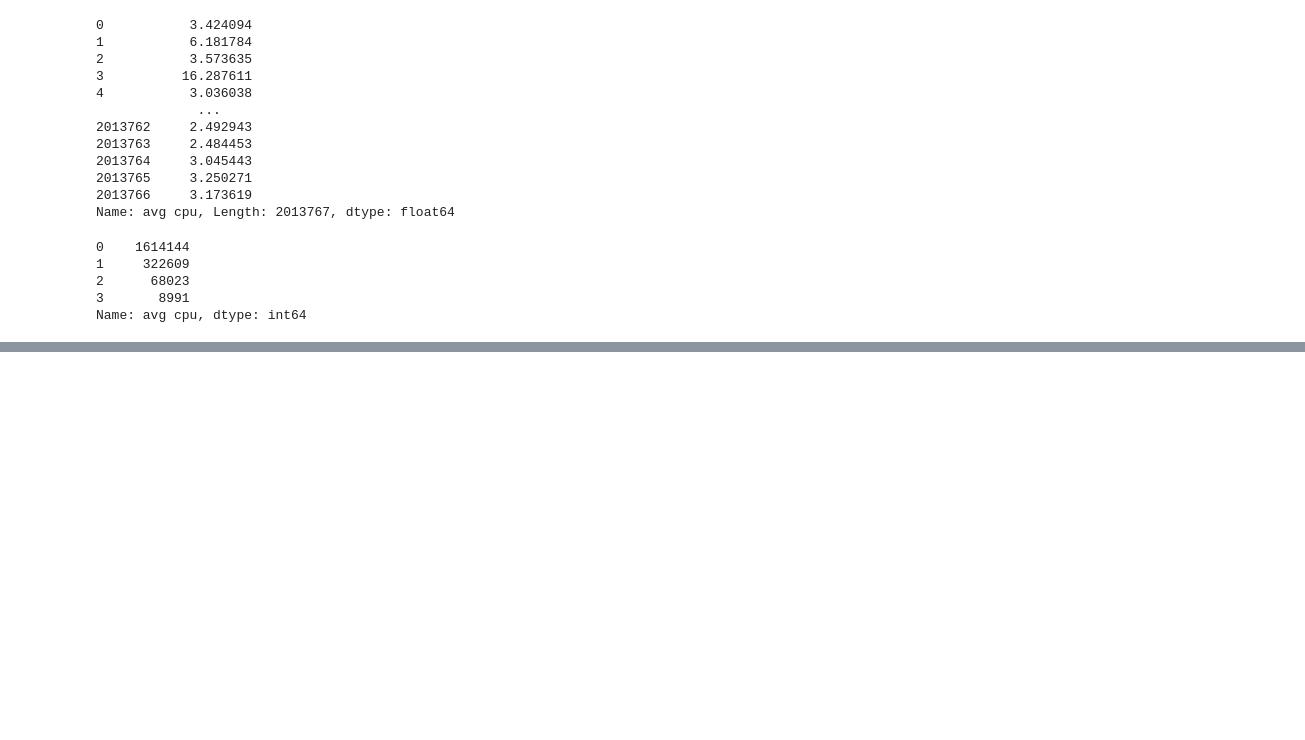
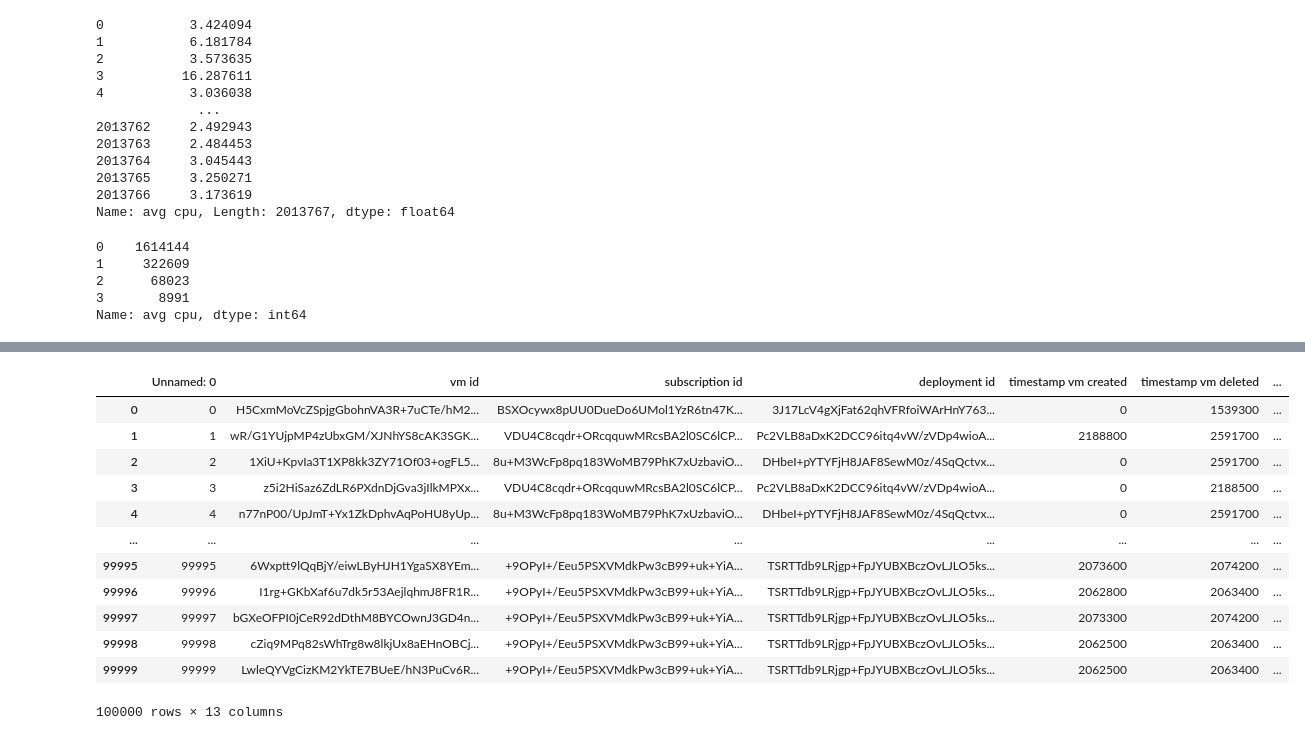
Before and after one commit to lsh950919/cloud_project, a Jupyter notebook: preprocess.ipynb, the cells around one changed output, grey strips where cells are left out. Saved outputs shown, nothing was run; the diff lists cells and outputs as text; code cells hidden in the pictures; blank space fills up the shorter version.

```diff
--- a/preprocess.ipynb
+++ b/preprocess.ipynb
@@ -461,3 +461,20 @@ df2.head()
 | 2 | wR/G1YUjpMP4zUbxGM/XJNhYS8cAK3SGK... | VDU4C8cqdr+ORcqquwMRcsBA2l0SC6lCP... | Pc2VLB8aDxK2DCC96itq4vW/zVDp4wioA... | 2188800 | 2591700 | 99.569027 | 3.573635 | ... |
 | 3 | 1XiU+KpvIa3T1XP8kk3ZY71Of03+ogFL5... | 8u+M3WcFp8pq183WoMB79PhK7xUzbaviO... | DHbeI+pYTYFjH8JAF8SewM0z/4SqQctvx... | 0 | 2591700 | 99.405085 | 16.287611 | ... |
 | 4 | z5i2HiSaz6ZdLR6PXdnDjGva3jIlkMPXx... | VDU4C8cqdr+ORcqquwMRcsBA2l0SC6lCP... | Pc2VLB8aDxK2DCC96itq4vW/zVDp4wioA... | 0 | 2188500 | 98.967961 | 3.036038 | ... |
+# %%
+import pandas as pd
+pd.read_csv('/scratch/orwig/vmtable_new1.csv')
+# %% [output]
+|  | Unnamed: 0 | vm id | subscription id | deployment id | timestamp vm created | timestamp vm deleted | ... |
+| 0 | 0 | H5CxmMoVcZSpjgGbohnVA3R+7uCTe/hM2... | BSXOcywx8pUU0DueDo6UMol1YzR6tn47K... | 3J17LcV4gXjFat62qhVFRfoiWArHnY763... | 0 | 1539300 | ... |
+| 1 | 1 | wR/G1YUjpMP4zUbxGM/XJNhYS8cAK3SGK... | VDU4C8cqdr+ORcqquwMRcsBA2l0SC6lCP... | Pc2VLB8aDxK2DCC96itq4vW/zVDp4wioA... | 2188800 | 2591700 | ... |
+| 2 | 2 | 1XiU+KpvIa3T1XP8kk3ZY71Of03+ogFL5... | 8u+M3WcFp8pq183WoMB79PhK7xUzbaviO... | DHbeI+pYTYFjH8JAF8SewM0z/4SqQctvx... | 0 | 2591700 | ... |
+| 3 | 3 | z5i2HiSaz6ZdLR6PXdnDjGva3jIlkMPXx... | VDU4C8cqdr+ORcqquwMRcsBA2l0SC6lCP... | Pc2VLB8aDxK2DCC96itq4vW/zVDp4wioA... | 0 | 2188500 | ... |
+| 4 | 4 | n77nP00/UpJmT+Yx1ZkDphvAqPoHU8yUp... | 8u+M3WcFp8pq183WoMB79PhK7xUzbaviO... | DHbeI+pYTYFjH8JAF8SewM0z/4SqQctvx... | 0 | 2591700 | ... |
+| ... | ... | ... | ... | ... | ... | ... | ... |
+| 99995 | 99995 | 6Wxptt9lQqBjY/eiwLByHJH1YgaSX8YEm... | +9OPyI+/Eeu5PSXVMdkPw3cB99+uk+YiA... | TSRTTdb9LRjgp+FpJYUBXBczOvLJLO5ks... | 2073600 | 2074200 | ... |
+| 99996 | 99996 | I1rg+GKbXaf6u7dk5r53AejlqhmJ8FR1R... | +9OPyI+/Eeu5PSXVMdkPw3cB99+uk+YiA... | TSRTTdb9LRjgp+FpJYUBXBczOvLJLO5ks... | 2062800 | 2063400 | ... |
+| 99997 | 99997 | bGXeOFPI0jCeR92dDthM8BYCOwnJ3GD4n... | +9OPyI+/Eeu5PSXVMdkPw3cB99+uk+YiA... | TSRTTdb9LRjgp+FpJYUBXBczOvLJLO5ks... | 2073300 | 2074200 | ... |
+| 99998 | 99998 | cZiq9MPq82sWhTrg8w8lkjUx8aEHnOBCj... | +9OPyI+/Eeu5PSXVMdkPw3cB99+uk+YiA... | TSRTTdb9LRjgp+FpJYUBXBczOvLJLO5ks... | 2062500 | 2063400 | ... |
+| 99999 | 99999 | LwleQYVgCizKM2YkTE7BUeE/hN3PuCv6R... | +9OPyI+/Eeu5PSXVMdkPw3cB99+uk+YiA... | TSRTTdb9LRjgp+FpJYUBXBczOvLJLO5ks... | 2062500 | 2063400 | ... |
+100000 rows × 13 columns
```
Also changed, not shown: 4 other files.
